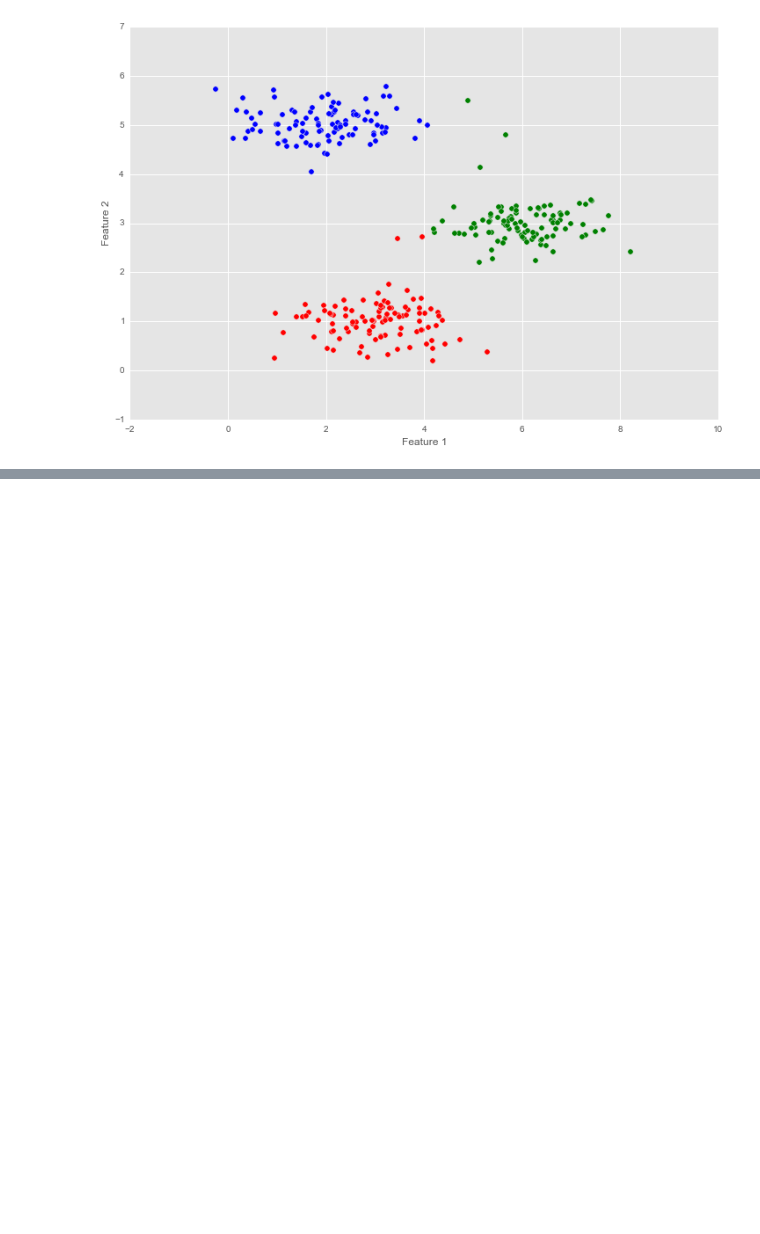
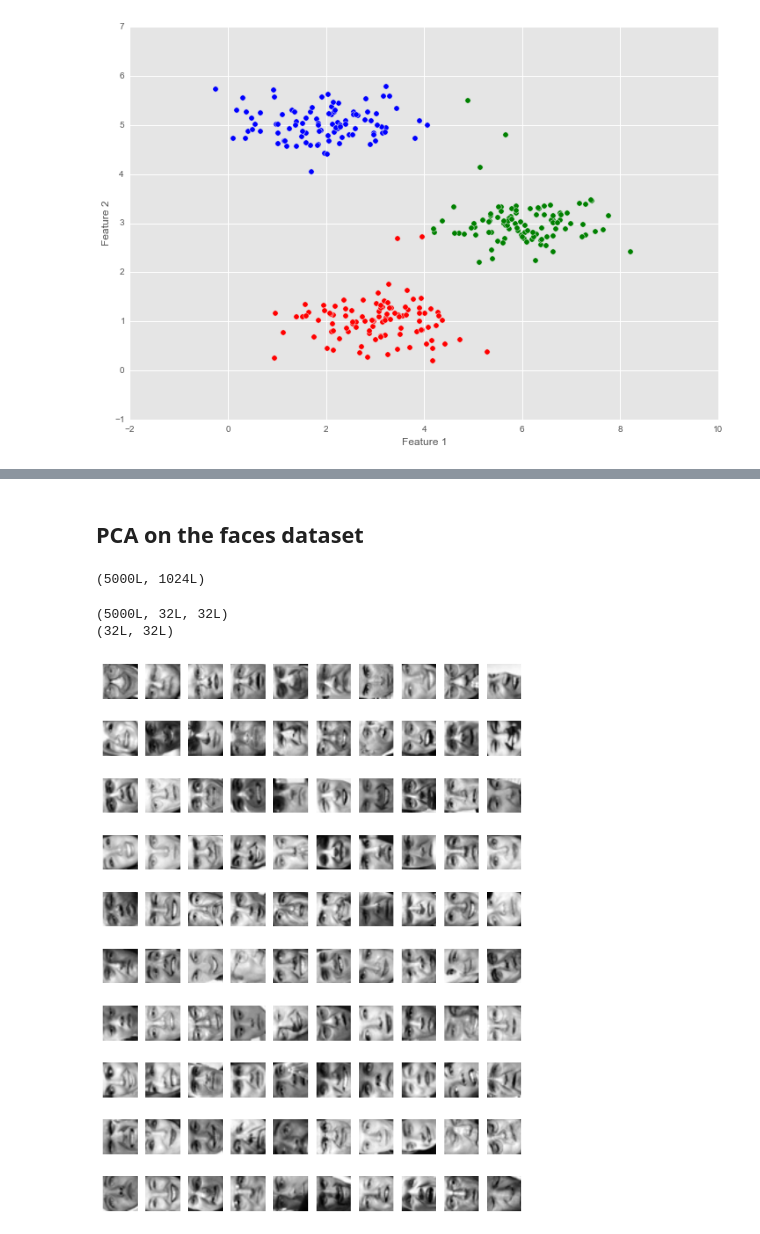
Before and after one commit to Sandeep42/machine-learning-coursera-on-your-face, a Jupyter notebook: Exercise 7 k-means and principal component analysis.ipynb, the cells around one changed output, grey strips where cells are left out. Drawn from its saved outputs; the diff is of its cells as text; code cells hidden in the pictures; blank space fills up the shorter version.

```diff
--- a/Exercise 7 k-means and principal component analysis.ipynb
+++ b/Exercise 7 k-means and principal component analysis.ipynb
@@ -112,0 +214,29 @@ plt.ylabel('Feature 2')
+# %% [markdown]
+## PCA on the faces dataset
+# %%
+f = loadmat('res/ex7faces.mat')
+faces = f['X']
+print faces.shape
+# %% [output]
+(5000L, 1024L)
+# %%
+faces = faces.reshape((5000,32,32))
+#faces.transpose((0,2,1))
+print faces.shape
+print faces[0,:].shape
+# %% [output]
+(5000L, 32L, 32L)
+(32L, 32L)
+# %%
+def plot_gallery(images,h=32, w=32, n_row=10, n_col=10):
+    plt.figure(figsize=(0.9 * n_col, 1.2 * n_row))
+    #plt.subplots_adjust(bottom=0, left=.01, right=.02, top=.01, hspace=.01)
+    for i in range(n_row * n_col):
+        plt.subplot(n_row, n_col, i + 1)
+        plt.imshow(images[i,:], cmap=plt.cm.gray)
+        plt.xticks(())
+        plt.yticks(())
+# %%
+plot_gallery(faces)
+# %% [output]
+[figure, added]
```
Also changed, not shown: parts of 21 cells of this notebook.
